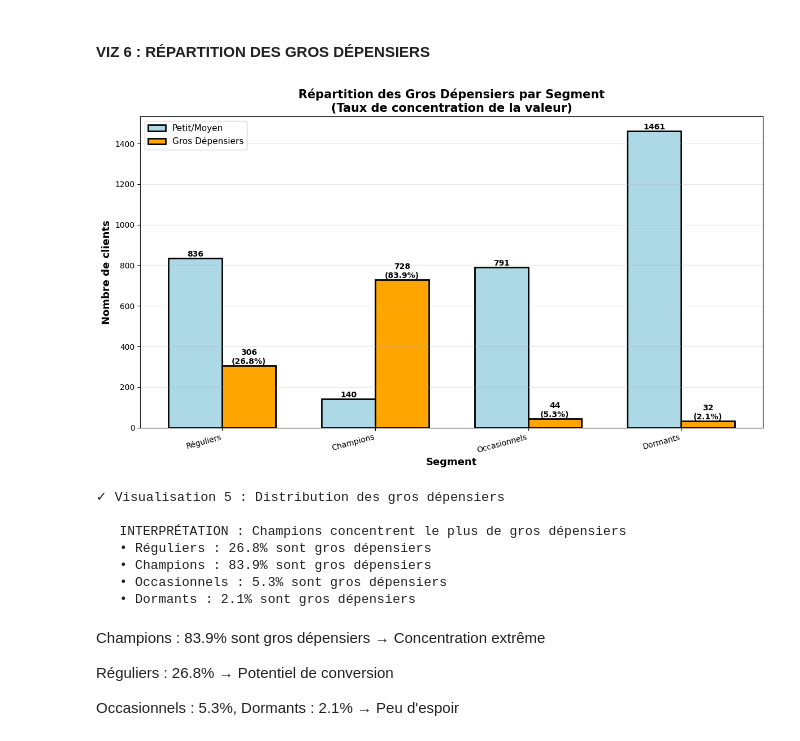
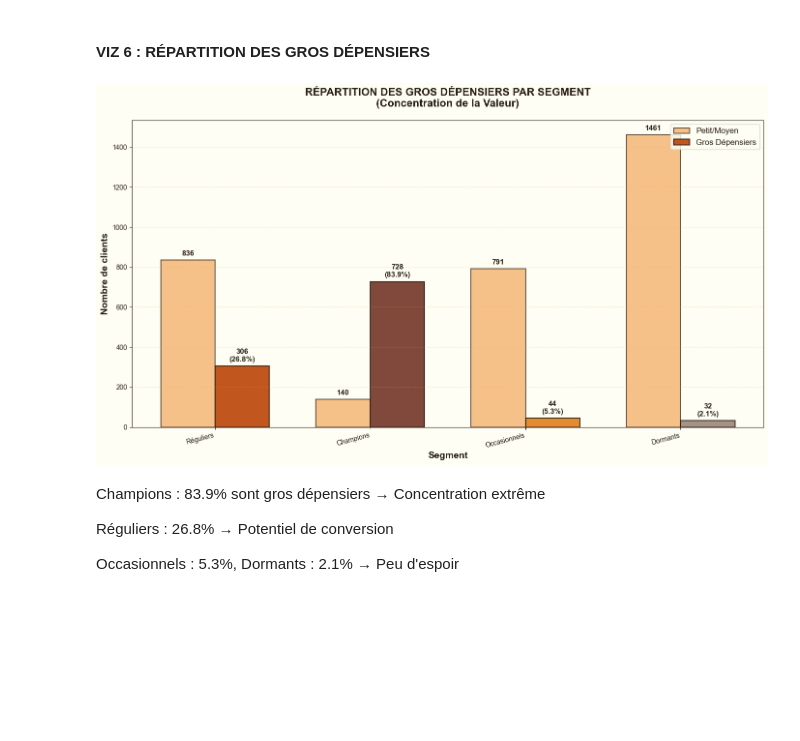
Before and after one commit to EdLac/spark-ecommerce, a Jupyter notebook: notebooks/ProjetFinal.ipynb, the cells around one changed output. Cells and saved outputs as stored; diff of their text form; code cells hidden in the pictures; blank space fills up the shorter version.

```diff
--- a/notebooks/ProjetFinal.ipynb
+++ b/notebooks/ProjetFinal.ipynb
@@ -1746,7 +1784,6 @@ sns.set_palette("husl")
 # %% [markdown]
 #### NOMMER LES CLUSTERS
 # %%
-# statistiques des clusters
 cluster_summary = rfm_clustered.groupBy("cluster").agg(
     count("CustomerID").alias("Nb_Clients"),
     spark_round(spark_avg("Recency"), 1).alias("Recency_Moy"),
@@ -1756,16 +1793,13 @@ cluster_summary = rfm_clustered.groupBy("cluster").agg(
 
 total_clients = cluster_summary['Nb_Clients'].sum()
 cluster_summary['CA_Total'] = cluster_summary['Nb_Clients'] * cluster_summary['Monetary_Moy']
-print(cluster_summary[['cluster', 'Nb_Clients', 'Recency_Moy', 'Frequency_Moy', 'Monetary_Moy']].to_string(index=False))
 
-
-
+# Nommer les clusters
 noms_clusters = {}
 for _, row in cluster_summary.iterrows():
     cluster_id = int(row['cluster'])
     r, f, m = row['Recency_Moy'], row['Frequency_Moy'], row['Monetary_Moy']
 
-    # Nommer selon leur definition business
     if r < 30 and f > 10 and m > 5000:
         noms_clusters[cluster_id] = "Champions"
     elif r > 120 and f <= 1.5:
@@ -1779,15 +1813,8 @@ for _, row in cluster_summary.iterrows():
 
 cluster_summary['Nom'] = cluster_summary['cluster'].map(noms_clusters)
 
-print("✓ Clusters nommés selon leurs profils RFM :")
-print("-" * 80)
-for _, row in cluster_summary.iterrows():
-    print(f"Cluster {int(row['cluster'])} : {row['Nom']}")
-    print(f"   → {row['Nb_Clients']} clients ({row['Nb_Clients']/total_clients*100:.1f}%) | "
-          f"R={row['Recency_Moy']:.0f}j | F={row['Frequency_Moy']:.1f} | M={row['Monetary_Moy']:.0f}€")
-print()
+# Liste de couleurs ordonnée selon l'ordre de cluster_summary — utilisée pour les barres
+colors = [PALETTE[nom] for nom in cluster_summary['Nom']]
 
-# Couleurs fixes par cluster ID (0,1,2,3)
-colors_dict = {0: '#3498db', 1: '#e74c3c', 2: '#2ecc71', 3: '#f39c12'}
-colors = [colors_dict[i] for i in cluster_summary['cluster']]
+print(cluster_summary[['cluster', 'Nom', 'Nb_Clients', 'Recency_Moy', 'Frequency_Moy', 'Monetary_Moy']].to_string(index=False))
 # %% [output]
@@ -2181,57 +2414,51 @@ Random Forest obtient le meilleur F1-Score (0.8719), mais l'analyse des matrices
 # %% [markdown]
 #### VIZ 6 : RÉPARTITION DES GROS DÉPENSIERS
 # %%
+
 cluster_label_dist = rfm_labeled.groupBy("cluster", "label").count().toPandas()
 cluster_label_pivot = cluster_label_dist.pivot(index='cluster', columns='label', values='count').fillna(0)
 cluster_label_pivot['Total'] = cluster_label_pivot[0] + cluster_label_pivot[1]
 cluster_label_pivot['Taux_Gros'] = (cluster_label_pivot[1] / cluster_label_pivot['Total'] * 100).round(1)
 cluster_label_pivot['Nom'] = cluster_label_pivot.index.map(noms_clusters)
 
-fig, ax = plt.subplots(figsize=(12, 7))
+fig, ax = plt.subplots(figsize=(14, 8), facecolor=PALETTE['background'])
 
 x = np.arange(len(cluster_label_pivot))
 width = 0.35
 
-bars1 = ax.bar(x - width/2, cluster_label_pivot[0], width, label='Petit/Moyen',
-               color='lightblue', edgecolor='black', linewidth=2)
-bars2 = ax.bar(x + width/2, cluster_label_pivot[1], width, label='Gros Dépensiers',
-               color='orange', edgecolor='black', linewidth=2)
+# Couleur neutre pour "Petit/Moyen", couleur du segment pour "Gros"
+segment_colors_viz6 = [PALETTE[nom] for nom in cluster_label_pivot['Nom']]
 
-# Annotations
+bars1 = ax.bar(x - width / 2, cluster_label_pivot[0], width,
+               label='Petit/Moyen',
+               color=PALETTE['accent_1'], edgecolor=PALETTE['dark_bg'], linewidth=1.5, alpha=0.7)
+bars2 = ax.bar(x + width / 2, cluster_label_pivot[1], width,
+               label='Gros Dépensiers',
+               color=segment_colors_viz6, edgecolor=PALETTE['dark_bg'], linewidth=1.5, alpha=0.9)
+
 for i, (bar1, bar2) in enumerate(zip(bars1, bars2)):
-    ax.text(bar1.get_x() + bar1.get_width()/2., bar1.get_height(),
-           f'{int(bar1.get_height())}',
-           ha='center', va='bottom', fontsize=10, weight='bold')
-    ax.text(bar2.get_x() + bar2.get_width()/2., bar2.get_height(),
-           f'{int(bar2.get_height())}\n({cluster_label_pivot.iloc[i]["Taux_Gros"]:.1f}%)',
-           ha='center', va='bottom', fontsize=10, weight='bold')
+    ax.text(bar1.get_x() + bar1.get_width() / 2., bar1.get_height() + 15,
+            f'{int(bar1.get_height())}',
+            ha='center', va='bottom', fontsize=11, weight='bold', color=PALETTE['text'])
+    ax.text(bar2.get_x() + bar2.get_width() / 2., bar2.get_height() + 15,
+            f'{int(bar2.get_height())}\n({cluster_label_pivot.iloc[i]["Taux_Gros"]:.1f}%)',
+            ha='center', va='bottom', fontsize=11, weight='bold', color=PALETTE['text'])
 
-ax.set_xlabel('Segment', fontsize=13, weight='bold')
-ax.set_ylabel('Nombre de clients', fontsize=13, weight='bold')
-ax.set_title('Répartition des Gros Dépensiers par Segment\n(Taux de concentration de la valeur)',
-             fontsize=15, weight='bold')
+ax.set_xlabel('Segment', fontsize=14, weight='bold')
+ax.set_ylabel('Nombre de clients', fontsize=14, weight='bold')
+ax.set_title('RÉPARTITION DES GROS DÉPENSIERS PAR SEGMENT\n(Concentration de la Valeur)',
+             fontsize=16, weight='bold', pad=20, color=PALETTE['dark_bg'])
 ax.set_xticks(x)
 ax.set_xticklabels(cluster_label_pivot['Nom'], rotation=15, ha='right')
-ax.legend(fontsize=11)
-ax.grid(axis='y', alpha=0.3)
+ax.legend(fontsize=12, loc='upper right')
+ax.grid(axis='y', alpha=0.3, linestyle='--')
+ax.set_facecolor(PALETTE['background'])
 
 plt.tight_layout()
+
 plt.show()
-
-print("✓ Visualisation 6 : Distribution des gros dépensiers\n")
-print("   INTERPRÉTATION : Champions concentrent le plus de gros dépensiers")
-for _, row in cluster_label_pivot.iterrows():
-    print(f"   • {row['Nom']} : {row['Taux_Gros']:.1f}% sont gros dépensiers")
-print()
 # %% [output]
-[figure, old version]
+[figure, new version]
-✓ Visualisation 5 : Distribution des gros dépensiers
-
-   INTERPRÉTATION : Champions concentrent le plus de gros dépensiers
-   • Réguliers : 26.8% sont gros dépensiers
-   • Champions : 83.9% sont gros dépensiers
-   • Occasionnels : 5.3% sont gros dépensiers
-   • Dormants : 2.1% sont gros dépensiers
 # %% [markdown]
 Champions : 83.9% sont gros dépensiers → Concentration extrême
 
```
Also changed, not shown: parts of 13 cells of this notebook.
